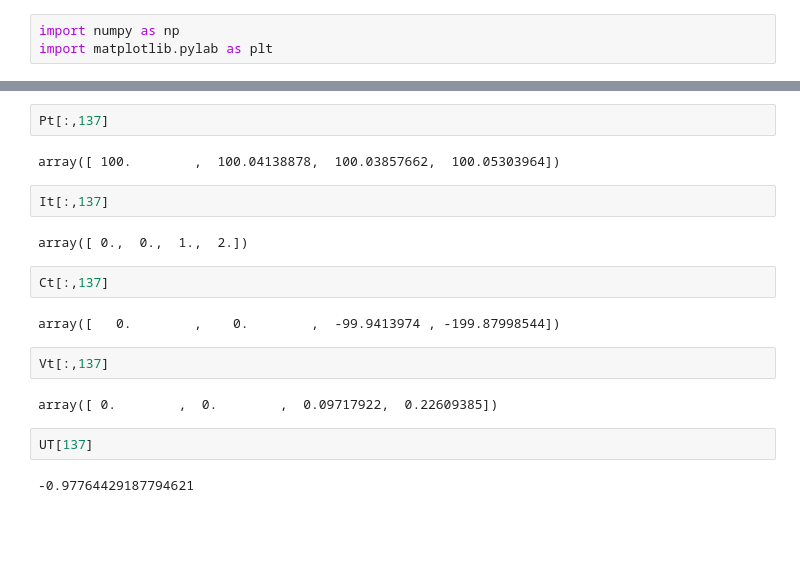
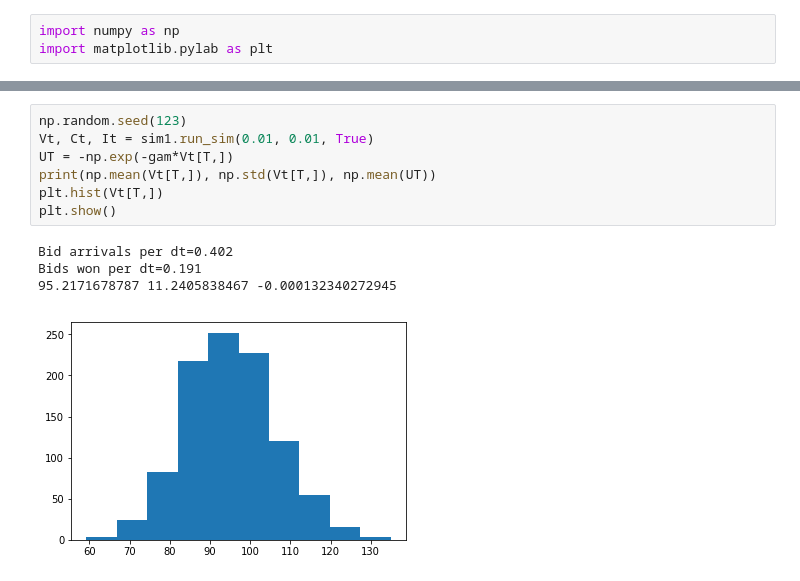
Before and after one commit to ajlindeman/FI-Analytics, a Jupyter notebook: Axegine/Axegine-1.ipynb, the cells around one changed output, grey strips where cells are left out. Drawn from its saved outputs; the diff is of its cells as text; blank space fills up the shorter version.

```diff
--- a/Axegine/Axegine-1.ipynb
+++ b/Axegine/Axegine-1.ipynb
@@ -160,20 +151,12 @@ array([  3,   5,   7,  11,  12,  15,  27,  28,  32,  33,  35,  37,  40,
-# %%
-Pt[:,137]
-# %% [output]
-array([ 100.        ,  100.04138878,  100.03857662,  100.05303964])
-# %%
-It[:,137]
-# %% [output]
-array([ 0.,  0.,  1.,  2.])
-# %%
-Ct[:,137]
-# %% [output]
-array([   0.        ,    0.        ,  -99.9413974 , -199.87998544])
-# %%
-Vt[:,137]
-# %% [output]
-array([ 0.        ,  0.        ,  0.09717922,  0.22609385])
-# %%
-UT[137]
-# %% [output]
--0.97764429187794621
+# %%
+np.random.seed(123)
+Vt, Ct, It = sim1.run_sim(0.01, 0.01, True)
+UT = -np.exp(-gam*Vt[T,])
+print(np.mean(Vt[T,]), np.std(Vt[T,]), np.mean(UT))
+plt.hist(Vt[T,])
+plt.show()
+# %% [output]
+Bid arrivals per dt=0.402
+Bids won per dt=0.191
+95.2171678787 11.2405838467 -0.000132340272945
+[figure, added]
```
Also changed, not shown: parts of 8 cells of this notebook.
